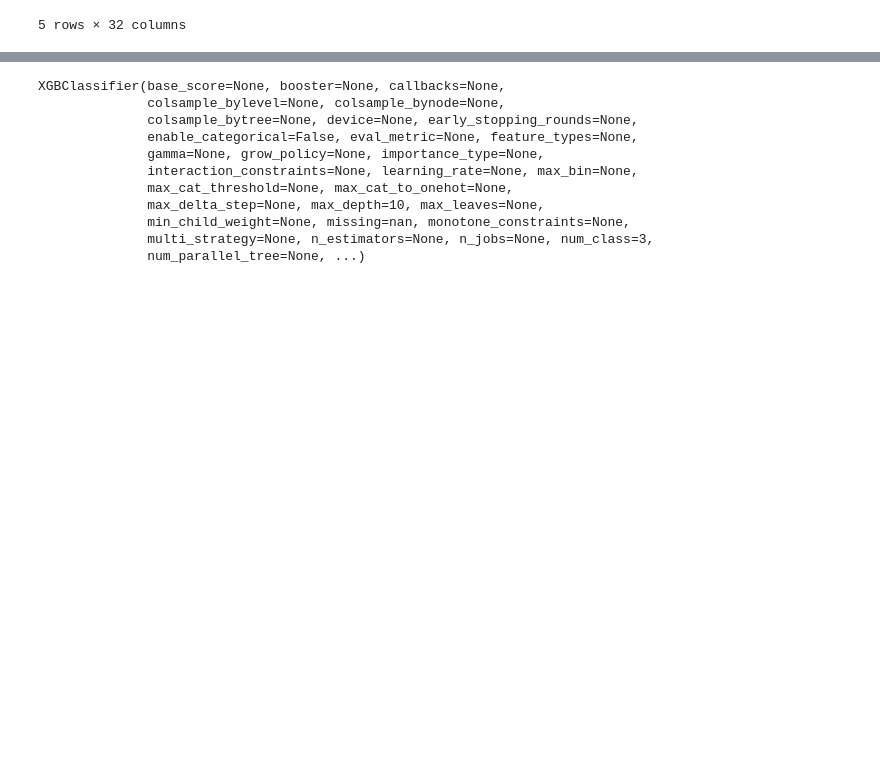
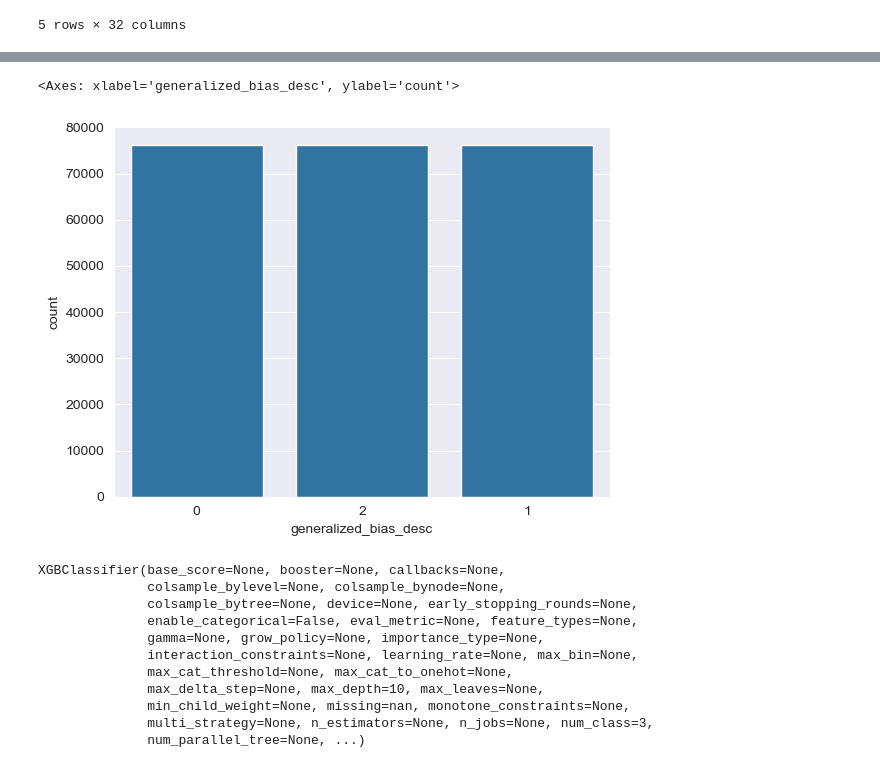
Before and after one commit to UWI-Zess/COMP6940-Project, a Jupyter notebook: models/gradient_boost_model.ipynb, the cells around one changed output, grey strips where cells are left out. Cells and saved outputs as stored; diff of their text form; code cells hidden in the pictures; blank space fills up the shorter version.

```diff
--- a/models/gradient_boost_model.ipynb
+++ b/models/gradient_boost_model.ipynb
@@ -53,4 +64,4 @@ Y_xgb = Y_xgb.replace("religion", 1)
 Y_xgb = Y_xgb.replace("sexual orientation", 2)
 # %%
 # Splitting the data into training and testing sets
-X_train, X_test, y_train, y_test = train_test_split(X_xgb, Y_xgb, test_size=0.2, random_state=69)
+X_train, X_test, Y_train, Y_test = train_test_split(X_xgb, Y_xgb, test_size=0.2, random_state=69)
@@ -57,3 +70,18 @@ X_train, X_test, y_train, y_test = train_test_split(X_xgb, Y_xgb, test_size=0.2,
+# %%
+cat_indices = [0, 1, 2]
+
+# Apply SMOTENC
+smote_nc = SMOTENC(categorical_features=cat_indices, random_state=69)
+
+# Splitting the data into training and testing sets
+X_train_resampled, Y_train_resampled  = smote_nc.fit_resample(X_train, Y_train)
+# %%
+order_2 = Y_train_resampled.value_counts().index
+
+sns.countplot(x=Y_train_resampled, order=order_2)
+# %% [output]
+<Axes: xlabel='generalized_bias_desc', ylabel='count'>
+[figure, added]
 # %%
 xgb_model = xgb.XGBClassifier(objective="multi:softprob", num_class=3, max_depth=10, random_state=69)
 
```
Also changed, not shown: parts of 6 cells of this notebook.
